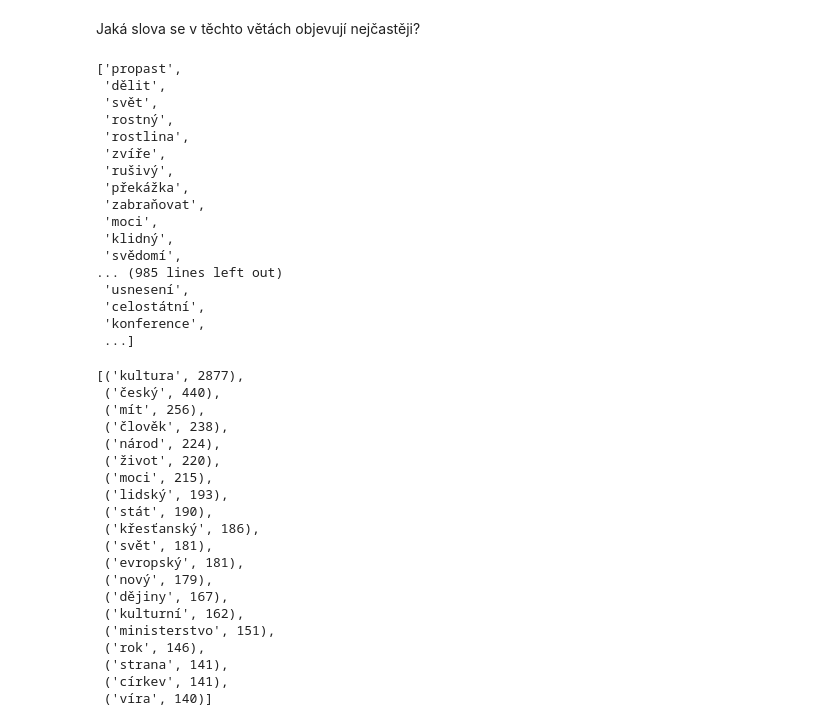
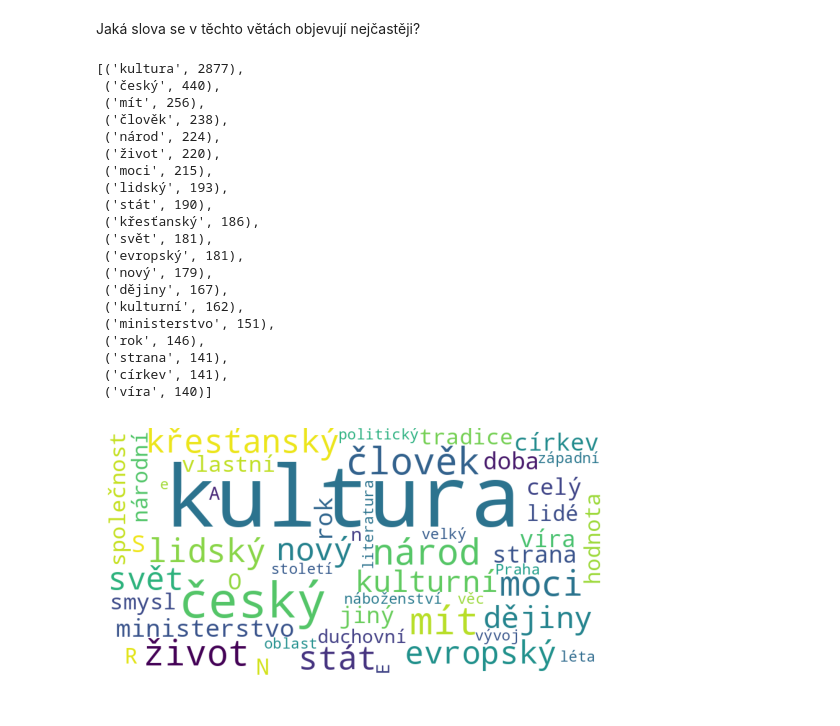
Before and after one commit to CCS-ZCU/pribehy-dat, a Jupyter notebook: scripts/9_pdf.ipynb, the cells around one changed output. Drawn from its saved outputs; the diff is of its cells as text; code cells hidden in the pictures.

```diff
--- a/scripts/9_pdf.ipynb
+++ b/scripts/9_pdf.ipynb
@@ -520,47 +556,40 @@ Name: target_sents, Length: 105, dtype: object
 # %% [markdown]
 Jaká slova se v těchto větách objevují nejčastěji?
 # %%
-[t for sent in [t for sent in column_sents for t in sent] for t in sent] # if isinstance(sent, list)]
+column_sents = scriptum_df["target_sents"].tolist()
+target_sents_counts = nltk.FreqDist([t for sent in [t for sent in column_sents for t in sent] for t in sent]) #
+target_sents_counts = target_sents_counts.most_common()
+target_sents_counts[:20]
 # %% [output]
-['propast',
- 'dělit',
- 'svět',
- 'rostný',
- 'rostlina',
- 'zvíře',
- 'rušivý',
- 'překážka',
- 'zabraňovat',
- 'moci',
- 'klidný',
- 'svědomí',
-... (985 lines left out)
- 'usnesení',
- 'celostátní',
- 'konference',
- ...]
+[('kultura', 2877),
+ ('český', 440),
+ ('mít', 256),
+ ('člověk', 238),
+ ('národ', 224),
+ ('život', 220),
+ ('moci', 215),
+ ('lidský', 193),
+ ('stát', 190),
+ ('křesťanský', 186),
+ ('svět', 181),
+ ('evropský', 181),
+ ('nový', 179),
+ ('dějiny', 167),
+ ('kulturní', 162),
+ ('ministerstvo', 151),
+ ('rok', 146),
+ ('strana', 141),
+ ('církev', 141),
+ ('víra', 140)]
+# %%
+wc = WordCloud(width=800, height=400, background_color="white").generate_from_frequencies(dict(target_sents_counts[:50]))
+plt.imshow(wc) # , interpolation='bilinear')
+plt.axis("off")
+plt.show()
+# %% [output]
+[figure, added]
 # %%
 column_sents = scriptum_df["target_sents"].tolist()
 target_sents_counts = nltk.FreqDist([t for sent in [t for sent in column_sents for t in sent] for t in sent]) #
-target_sents_counts.most_common(20)
+target_sents_counts = target_sents_counts.most_common()
+target_sents_counts[:20]
-# %% [output]
-[('kultura', 2877),
- ('český', 440),
- ('mít', 256),
- ('člověk', 238),
- ('národ', 224),
- ('život', 220),
- ('moci', 215),
- ('lidský', 193),
- ('stát', 190),
- ('křesťanský', 186),
- ('svět', 181),
- ('evropský', 181),
- ('nový', 179),
- ('dějiny', 167),
- ('kulturní', 162),
- ('ministerstvo', 151),
- ('rok', 146),
- ('strana', 141),
- ('církev', 141),
- ('víra', 140)]
```
Also changed, not shown: parts of 13 cells of this notebook.
